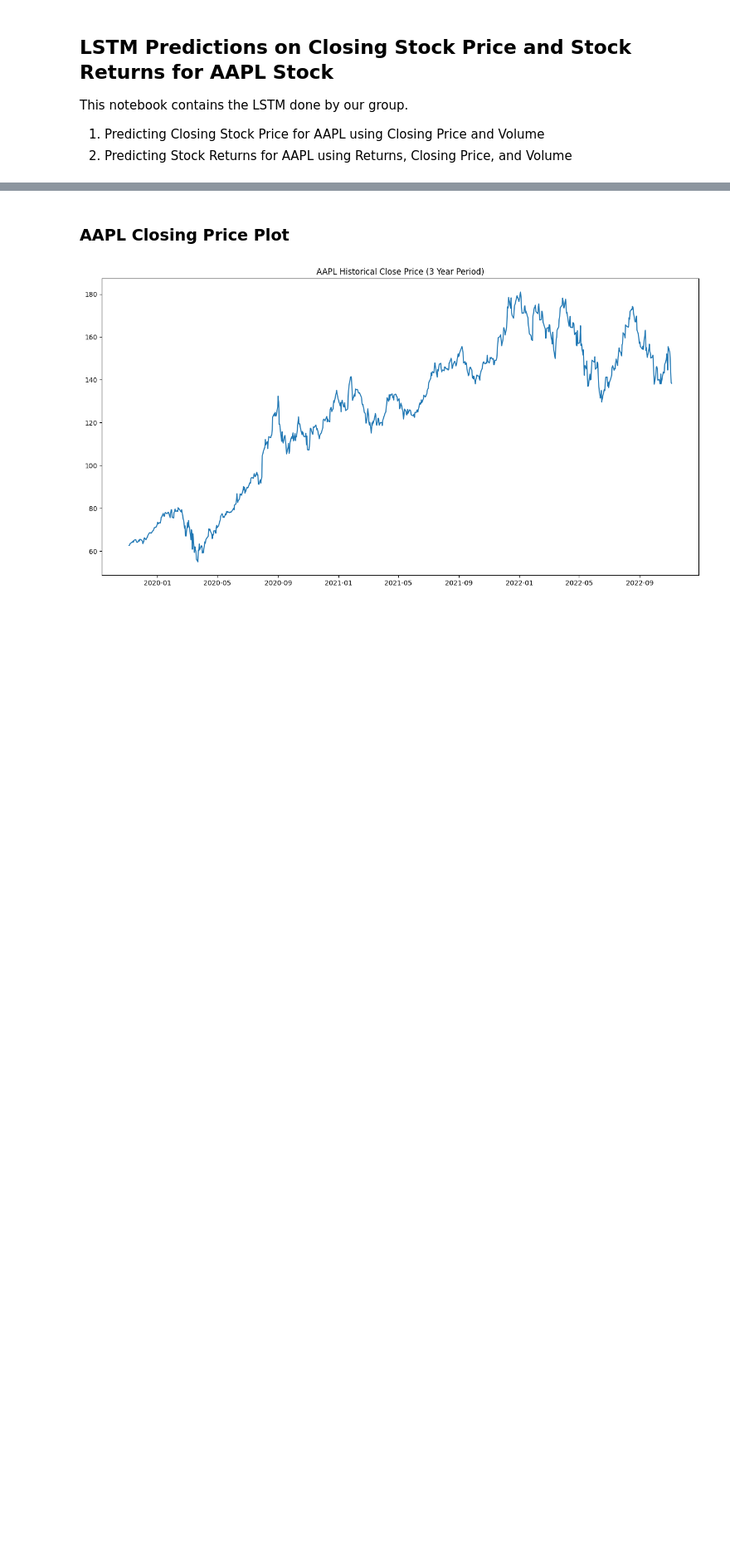
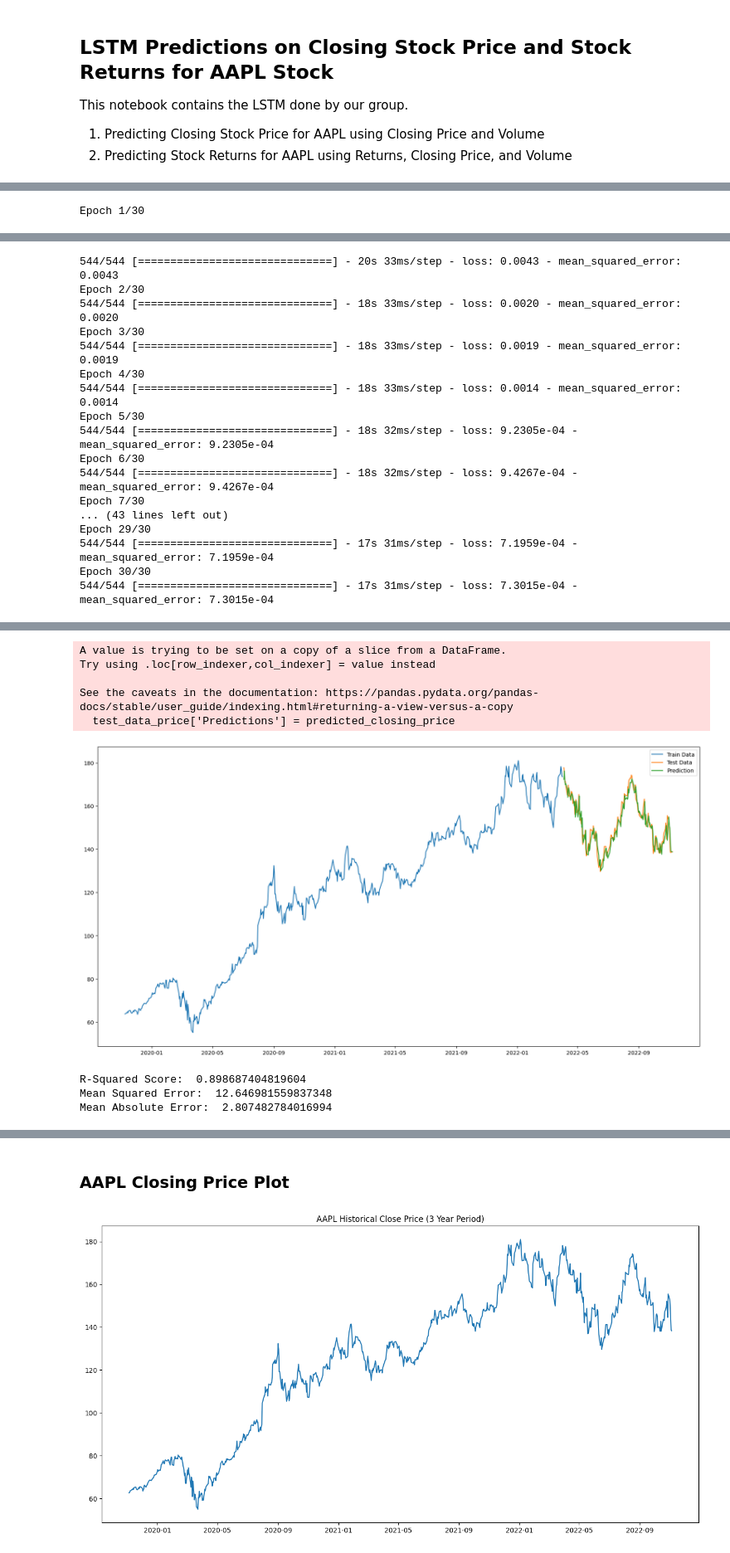
Before and after one commit to eltontay/Stock-Returns-Prediction-ML-Textual-Analysis, a Jupyter notebook: Data-Models/LSTM_Structured Data (Victor).ipynb, the cells around one changed output, grey strips where cells are left out. Shown at 83% size. Saved outputs shown, nothing was run; the diff lists cells and outputs as text; code cells hidden in the pictures; blank space fills up the shorter version.

```diff
--- a/Data-Models/LSTM_Structured Data (Victor).ipynb
+++ b/Data-Models/LSTM_Structured Data (Victor).ipynb
@@ -22,0 +124,4 @@ from sklearn.metrics import r2_score, mean_squared_error, mean_absolute_error
+# %%
+aapl_lstm_model_price = predictClosing(aapl_historical, 2, ['Close', 'Volume'])
+# %% [output]
+Epoch 1/30
@@ -22,0 +133,17 @@ from sklearn.metrics import r2_score, mean_squared_error, mean_absolute_error
+544/544 [==============================] - 20s 33ms/step - loss: 0.0043 - mean_squared_error: 0.0043
+Epoch 2/30
+544/544 [==============================] - 18s 33ms/step - loss: 0.0020 - mean_squared_error: 0.0020
+Epoch 3/30
+544/544 [==============================] - 18s 33ms/step - loss: 0.0019 - mean_squared_error: 0.0019
+Epoch 4/30
+544/544 [==============================] - 18s 33ms/step - loss: 0.0014 - mean_squared_error: 0.0014
+Epoch 5/30
+544/544 [==============================] - 18s 32ms/step - loss: 9.2305e-04 - mean_squared_error: 9.2305e-04
+Epoch 6/30
+544/544 [==============================] - 18s 32ms/step - loss: 9.4267e-04 - mean_squared_error: 9.4267e-04
+Epoch 7/30
+... (43 lines left out)
+Epoch 29/30
+544/544 [==============================] - 17s 31ms/step - loss: 7.1959e-04 - mean_squared_error: 7.1959e-04
+Epoch 30/30
+544/544 [==============================] - 17s 31ms/step - loss: 7.3015e-04 - mean_squared_error: 7.3015e-04
@@ -22,0 +154,9 @@ from sklearn.metrics import r2_score, mean_squared_error, mean_absolute_error
+A value is trying to be set on a copy of a slice from a DataFrame.
+Try using .loc[row_indexer,col_indexer] = value instead
+
+See the caveats in the documentation: https://pandas.pydata.org/pandas-docs/stable/user_guide/indexing.html#returning-a-view-versus-a-copy
+  test_data_price['Predictions'] = predicted_closing_price
+[figure, added]
+R-Squared Score:  0.898687404819604
+Mean Squared Error:  12.646981559837348
+Mean Absolute Error:  2.807482784016994
```
Also changed, not shown: parts of 26 cells of this notebook.
